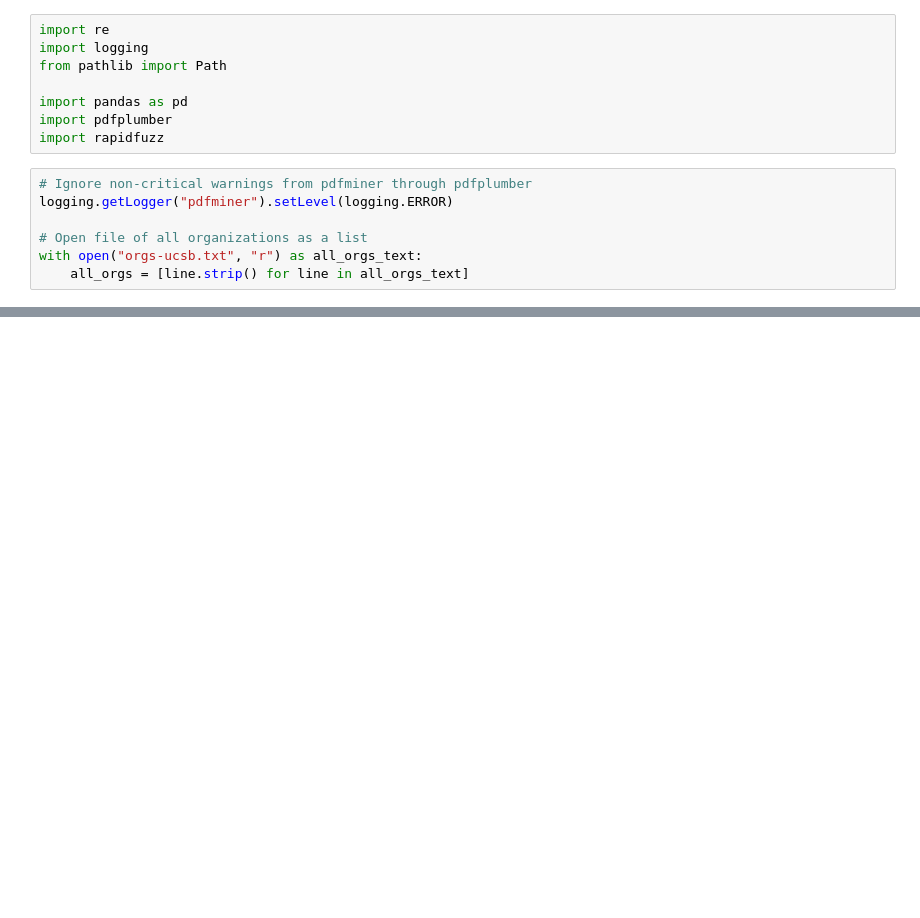
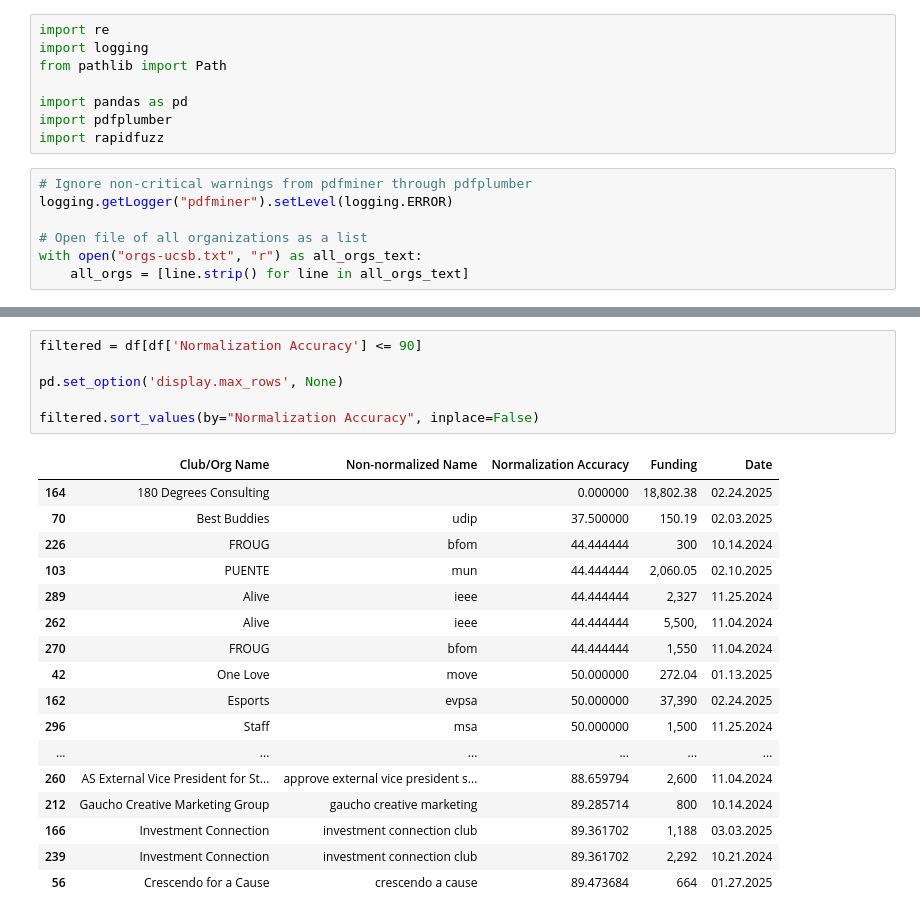
Before and after one commit to joshL1215/as-org-funding-nexus, a Jupyter notebook: data-extraction.ipynb, the cells around one changed output, grey strips where cells are left out. Drawn from its saved outputs; the diff is of its cells as text; blank space fills up the shorter version.

```diff
--- a/data-extraction.ipynb
+++ b/data-extraction.ipynb
@@ -121,0 +134,24 @@ for file in Path(pdf_folder).iterdir():
+# %%
+filtered = df[df['Normalization Accuracy'] <= 90]
+
+pd.set_option('display.max_rows', None)
+
+filtered.sort_values(by="Normalization Accuracy", inplace=False)
+# %% [output]
+|  | Club/Org Name | Non-normalized Name | Normalization Accuracy | Funding | Date |
+| 164 | 180 Degrees Consulting |  | 0.000000 | 18,802.38 | 02.24.2025 |
+| 70 | Best Buddies | udip | 37.500000 | 150.19 | 02.03.2025 |
+| 226 | FROUG | bfom | 44.444444 | 300 | 10.14.2024 |
+| 103 | PUENTE | mun | 44.444444 | 2,060.05 | 02.10.2025 |
+| 289 | Alive | ieee | 44.444444 | 2,327 | 11.25.2024 |
+| 262 | Alive | ieee | 44.444444 | 5,500, | 11.04.2024 |
+| 270 | FROUG | bfom | 44.444444 | 1,550 | 11.04.2024 |
+| 42 | One Love | move | 50.000000 | 272.04 | 01.13.2025 |
+| 162 | Esports | evpsa | 50.000000 | 37,390 | 02.24.2025 |
+| 296 | Staff | msa | 50.000000 | 1,500 | 11.25.2024 |
+| ... | ... | ... | ... | ... | ... |
+| 260 | AS External Vice President for St... | approve external vice president s... | 88.659794 | 2,600 | 11.04.2024 |
+| 212 | Gaucho Creative Marketing Group | gaucho creative marketing | 89.285714 | 800 | 10.14.2024 |
+| 166 | Investment Connection | investment connection club | 89.361702 | 1,188 | 03.03.2025 |
+| 239 | Investment Connection | investment connection club | 89.361702 | 2,292 | 10.21.2024 |
+| 56 | Crescendo for a Cause | crescendo a cause | 89.473684 | 664 | 01.27.2025 |
```
Also changed, not shown: parts of 6 cells of this notebook.
